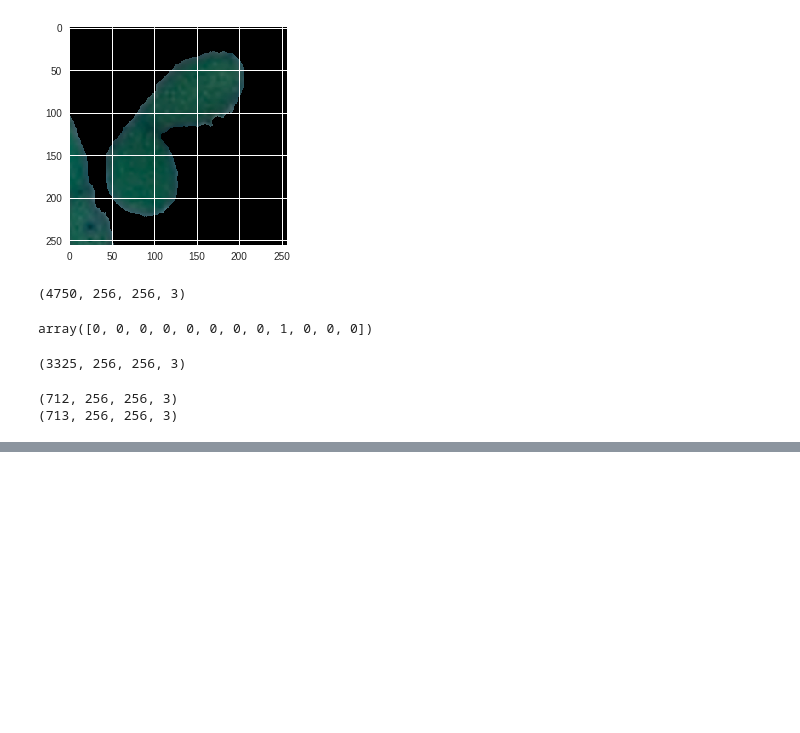
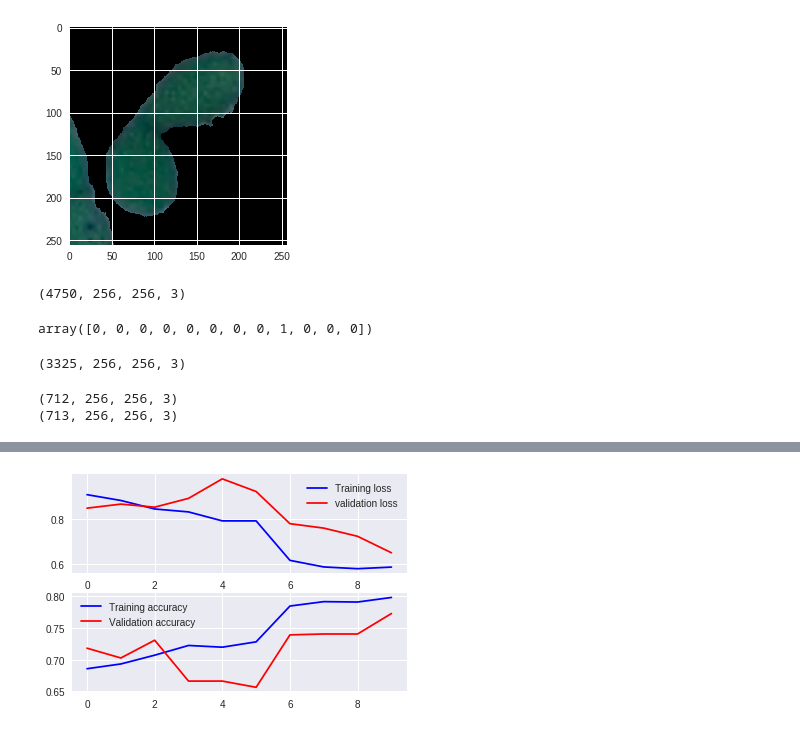
Before and after one commit to Nourahussein/Plant-seedling-classification, a Jupyter notebook: FINAL_seedling.ipynb, the cells around one changed output, grey strips where cells are left out. Saved outputs shown, nothing was run; the diff lists cells and outputs as text; code cells hidden in the pictures; blank space fills up the shorter version.

```diff
--- a/FINAL_seedling.ipynb
+++ b/FINAL_seedling.ipynb
@@ -72,6 +72,7 @@ TRAin_DATA_FOLDER= "train"
 # %%
 images = []
 classes=[]
+missing=0
 for class_folder_name in os.listdir(TRAin_DATA_FOLDER):
     class_folder_path = os.path.join(TRAin_DATA_FOLDER, class_folder_name)
     class_label = class_folder_name
@@ -79,6 +80,7 @@ for class_folder_name in os.listdir(TRAin_DATA_FOLDER):
     for image_path in glob(os.path.join(class_folder_path, "*.png")):
         image_bgr = cv2.imread(image_path, cv2.IMREAD_COLOR)
         if image_bgr is None:
+          missing += 1
           continue
         images.append(image_bgr)
 
@@ -290,7 +293,7 @@ model.add(Conv2D(filters = 32, kernel_size = (5,5),padding = 'Same',
 model.add(Conv2D(filters = 32, kernel_size = (5,5),padding = 'Same',
                  activation ='relu'))
 model.add(MaxPool2D(pool_size=(2,2)))
-model.add(Dropout(0.25))
+model.add(Dropout(0.3))
 
 
 model.add(Conv2D(filters = 64, kernel_size = (3,3),padding = 'Same',
@@ -298,14 +301,14 @@ model.add(Conv2D(filters = 64, kernel_size = (3,3),padding = 'Same',
 model.add(Conv2D(filters = 64, kernel_size = (3,3),padding = 'same',
                  activation ='relu'))
 model.add(MaxPool2D(pool_size=(2,2), strides=(2,2)))
-model.add(Dropout(0.25))
+model.add(Dropout(0.3))
 
 model.add(Conv2D(filters = 128, kernel_size = (3,3),padding = 'Same',
                  activation ='relu'))
 model.add(Conv2D(filters = 128, kernel_size = (3,3),padding = 'Same',
                  activation ='relu'))
 model.add(MaxPool2D(pool_size=(2,2), strides=(2,2)))
-model.add(Dropout(0.25))
+model.add(Dropout(0.3))
 
 
 
@@ -333,8 +336,9 @@ Trainable params: 341,036
 Non-trainable params: 0
 _________________________________________________________________
 # %%
-opt = Adam(lr=0.001)
-model.compile(optimizer = 'Adam', loss = "categorical_crossentropy", metrics = ["accuracy"])
+opt = Adam(lr=0.00001)
+optimizer = RMSprop(lr=0.001, rho=0.9, epsilon=1e-08, decay=0.0)
+model.compile(optimizer = optimizer, loss = "categorical_crossentropy", metrics = ["accuracy"])
 # %%
 model.fit(X_train, y_train, epochs = 50, validation_data = (X_val,Y_val),batch_size = batch_size)
 # %% [output]
@@ -375,7 +380,7 @@ learning_rate_reduction = ReduceLROnPlateau(monitor='val_acc',
                                             factor=0.5,
                                             min_lr=0.00001)
 epochs = 1 # Turn epochs to 30 to get 0.9967 accuracy
-batch_size = 38
+batch_size = 35
 # %%
 # With data augmentation to prevent overfitting (accuracy 0.99286)
 
@@ -420,0 +426,11 @@ Epoch 10/10
+# %%
+fig, ax = plt.subplots(2,1)
+ax[0].plot(history.history['loss'], color='b', label="Training loss")
+ax[0].plot(history.history['val_loss'], color='r', label="validation loss",axes =ax[0])
+legend = ax[0].legend(loc='best', shadow=True)
+
+ax[1].plot(history.history['acc'], color='b', label="Training accuracy")
+ax[1].plot(history.history['val_acc'], color='r',label="Validation accuracy")
+legend = ax[1].legend(loc='best', shadow=True)
+# %% [output]
+[figure, added]
```
Also changed, not shown: parts of 8 cells of this notebook.
